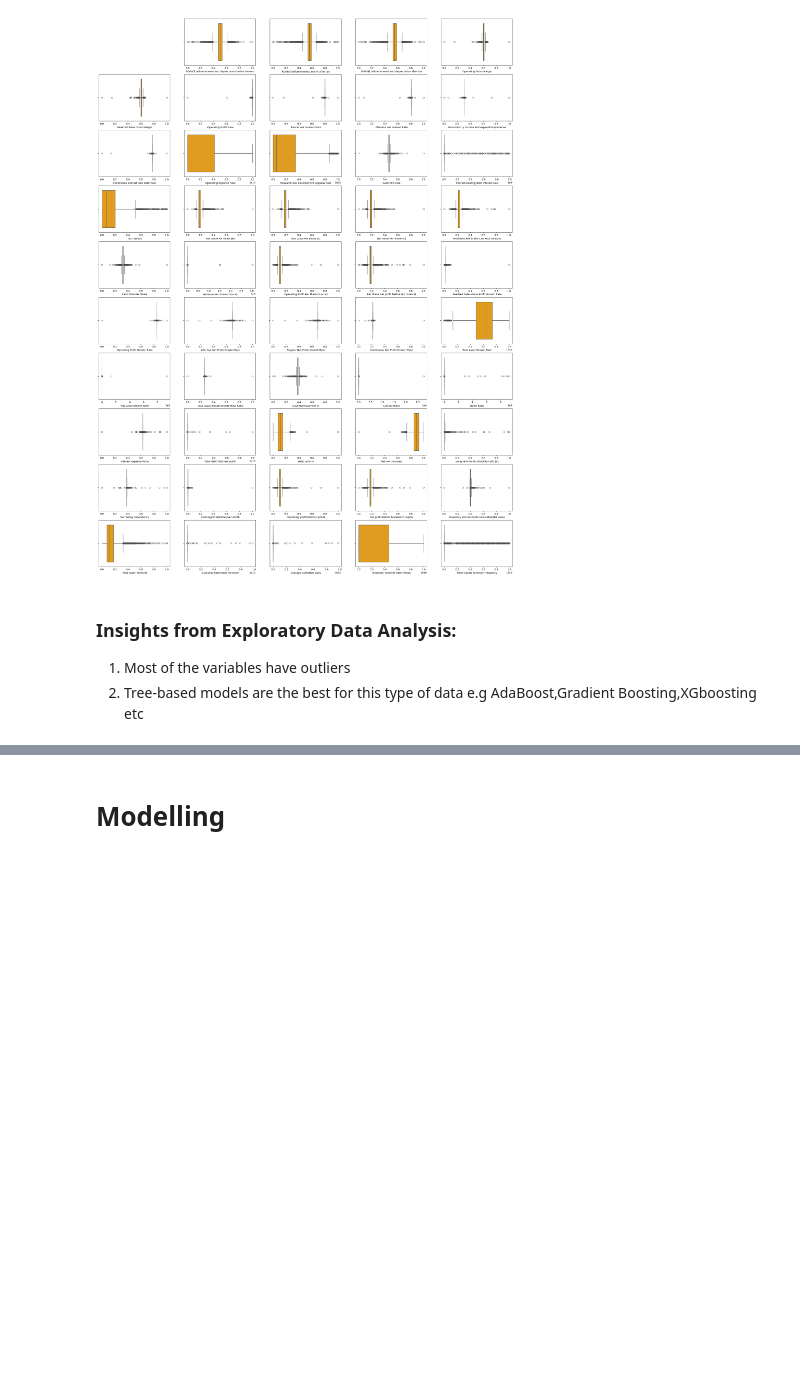
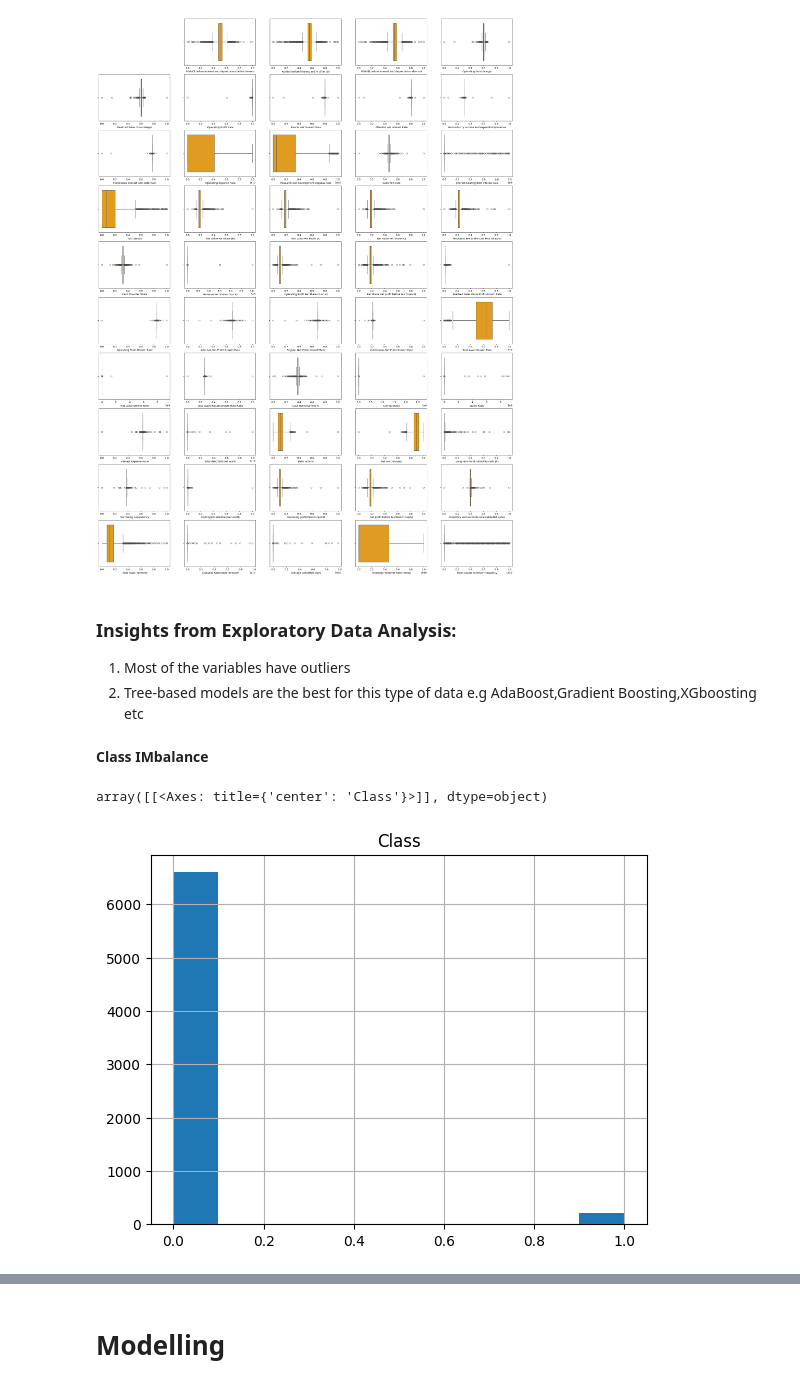
Before and after one commit to Karlajack/MachineLearning1, a Jupyter notebook: Capstone_Project_Taiwainese_bankruptcy_ML1.ipynb, the cells around one changed output, grey strips where cells are left out. Saved outputs shown, nothing was run; the diff lists cells and outputs as text; code cells hidden in the pictures; blank space fills up the shorter version.

```diff
--- a/Capstone_Project_Taiwainese_bankruptcy_ML1.ipynb
+++ b/Capstone_Project_Taiwainese_bankruptcy_ML1.ipynb
@@ -152,3 +177,13 @@ ValueError: num must be an integer with 1 <= num <= 50, not 51
 ### Insights from Exploratory Data Analysis:
 1. Most of the variables have outliers
 2. Tree-based models are the best for this type of  data e.g AdaBoost,Gradient Boosting,XGboosting etc
+# %% [markdown]
+**Class IMbalance**
+# %%
+X=data.drop(['Class'],axis=1)
+y=data[["Class"]]
+# %%
+y.hist()
+# %% [output]
+array([[<Axes: title={'center': 'Class'}>]], dtype=object)
+[figure, added]
```
Also changed, not shown: parts of 10 cells of this notebook.
